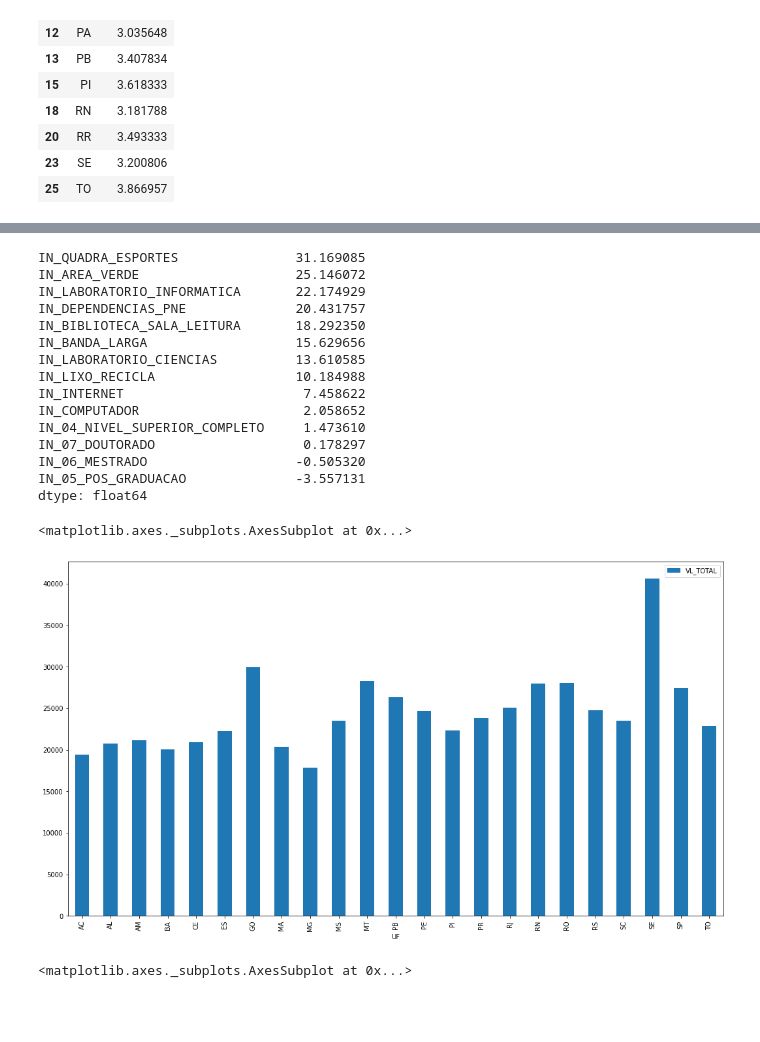
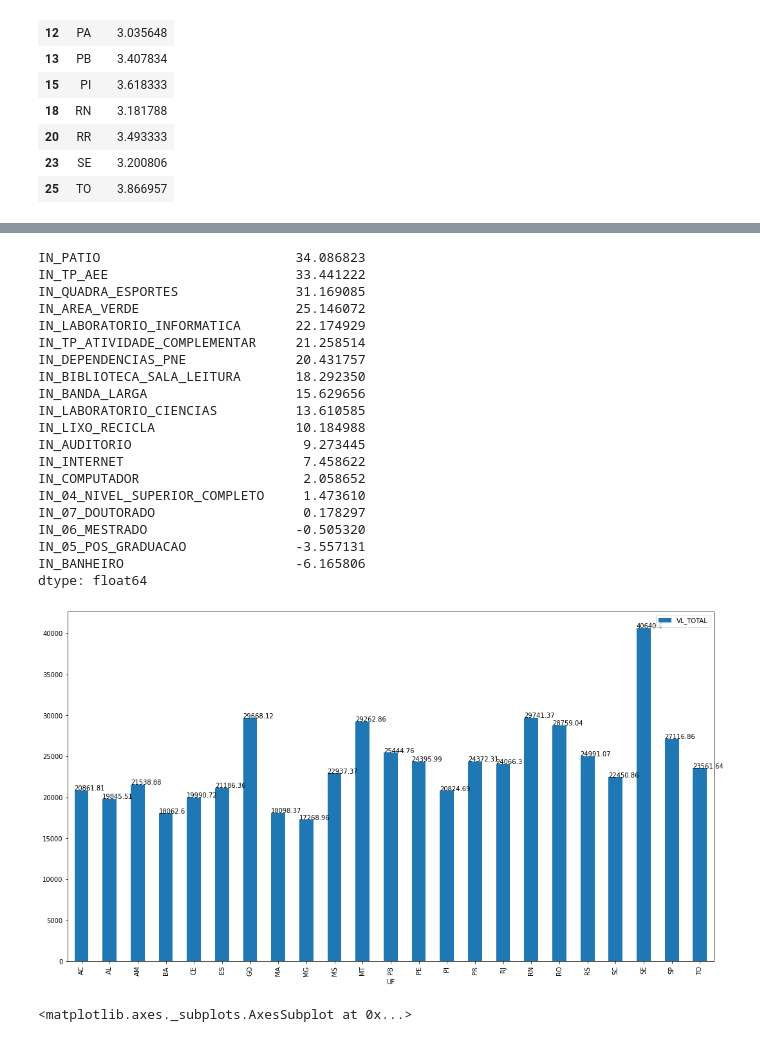
Before and after one commit to matteushc/tcc, a Jupyter notebook: 07-juncao_dados.ipynb, the cells around one changed output, grey strips where cells are left out. Saved outputs shown, nothing was run; the diff lists cells and outputs as text; code cells hidden in the pictures; blank space fills up the shorter version.

```diff
--- a/07-juncao_dados.ipynb
+++ b/07-juncao_dados.ipynb
@@ -163,7 +163,13 @@ labs.plot(kind='bar', figsize=(18,10))
 <matplotlib.axes._subplots.AxesSubplot at 0x...>
 [figure]
 # %%
+#my_colors = 'rgbkymc'
+my_colors = 'y'
+
 biblio = final[['UF', 'IN_BIBLIOTECA_SALA_LEITURA']].groupby('UF') \
             .agg(lambda x: x.mean())
-biblio.plot(kind='bar', figsize=(18,10))
+ax = biblio.plot(kind='bar', figsize=(18,10), color=my_colors)
+
+for p in ax.patches:
+    ax.annotate(str(round(p.get_height(),2)), (p.get_x(), p.get_height()))
 # %% [output]
@@ -368,6 +387,11 @@ ideb_maior = final[
                     'IN_AREA_VERDE',
                     'IN_DEPENDENCIAS_PNE',
                     'IN_LIXO_RECICLA',
+                    'IN_BANHEIRO',
+                    'IN_AUDITORIO',
+                    'IN_TP_ATIVIDADE_COMPLEMENTAR',
+                    'IN_TP_AEE',
+                    'IN_PATIO',
                     'IN_04_NIVEL_SUPERIOR_COMPLETO',
                     'IN_05_POS_GRADUACAO',
                     'IN_06_MESTRADO',
@@ -395,6 +419,11 @@ ideb_menor = final[
                     'IN_AREA_VERDE',
                     'IN_DEPENDENCIAS_PNE',
                     'IN_LIXO_RECICLA',
+                    'IN_BANHEIRO',
+                    'IN_AUDITORIO',
+                    'IN_TP_ATIVIDADE_COMPLEMENTAR',
+                    'IN_TP_AEE',
+                    'IN_PATIO',
                     'IN_04_NIVEL_SUPERIOR_COMPLETO',
                     'IN_05_POS_GRADUACAO',
                     'IN_06_MESTRADO',
@@ -413,33 +442,39 @@ for p in ax.patches:
 result = ideb_maior.subtract(ideb_menor)
 result.sort_values(ascending=False)
 # %% [output]
+IN_PATIO                         34.086823
+IN_TP_AEE                        33.441222
 IN_QUADRA_ESPORTES               31.169085
 IN_AREA_VERDE                    25.146072
 IN_LABORATORIO_INFORMATICA       22.174929
+IN_TP_ATIVIDADE_COMPLEMENTAR     21.258514
 IN_DEPENDENCIAS_PNE              20.431757
 IN_BIBLIOTECA_SALA_LEITURA       18.292350
 IN_BANDA_LARGA                   15.629656
 IN_LABORATORIO_CIENCIAS          13.610585
 IN_LIXO_RECICLA                  10.184988
+IN_AUDITORIO                      9.273445
 IN_INTERNET                       7.458622
 IN_COMPUTADOR                     2.058652
 IN_04_NIVEL_SUPERIOR_COMPLETO     1.473610
 IN_07_DOUTORADO                   0.178297
 IN_06_MESTRADO                   -0.505320
 IN_05_POS_GRADUACAO              -3.557131
+IN_BANHEIRO                      -6.165806
 dtype: float64
 # %%
 melhor_ideb_media_salarial = final[
         [
             'UF',
             'VL_TOTAL'
         ]
-    ][(final['NOTA_IDEB'] > 4)].groupby('UF').mean()
+    ][(final['NOTA_IDEB'] > 4)].groupby('UF').median()
 
-melhor_ideb_media_salarial.plot(kind='bar', figsize=(18,10))
+ax = melhor_ideb_media_salarial.plot(kind='bar', figsize=(18,10))
+for p in ax.patches:
+    ax.annotate(str(round(p.get_height(),2)), (p.get_x(), p.get_height()))
 # %% [output]
-<matplotlib.axes._subplots.AxesSubplot at 0x...>
-[figure, old version]
+[figure, new version]
 # %%
 pior_ideb_media_salarial = final[
         [
```
Also changed, not shown: parts of 16 cells of this notebook, 2 other files.
